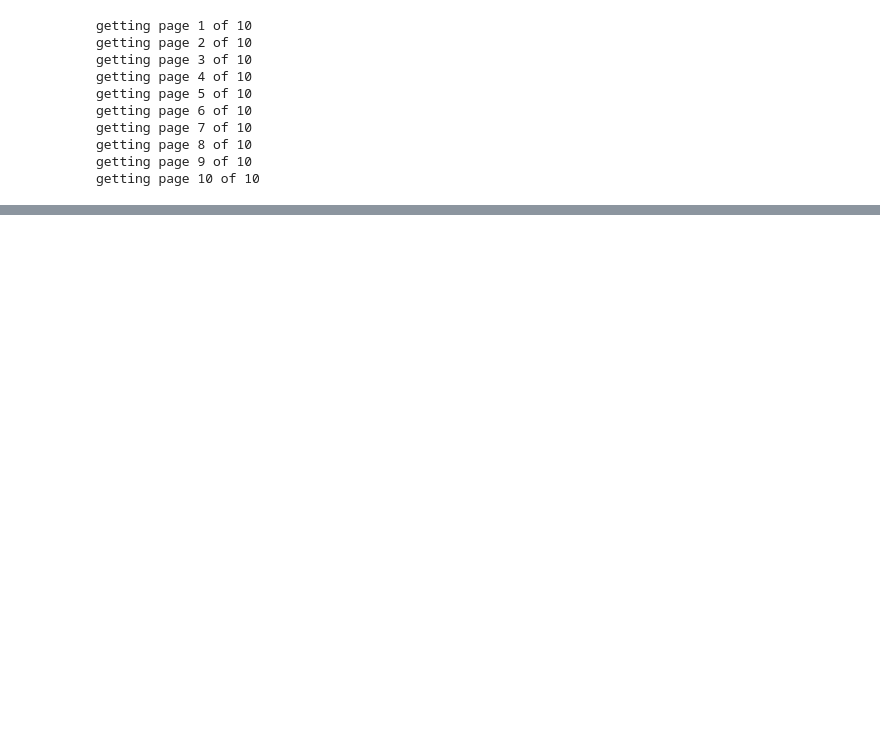
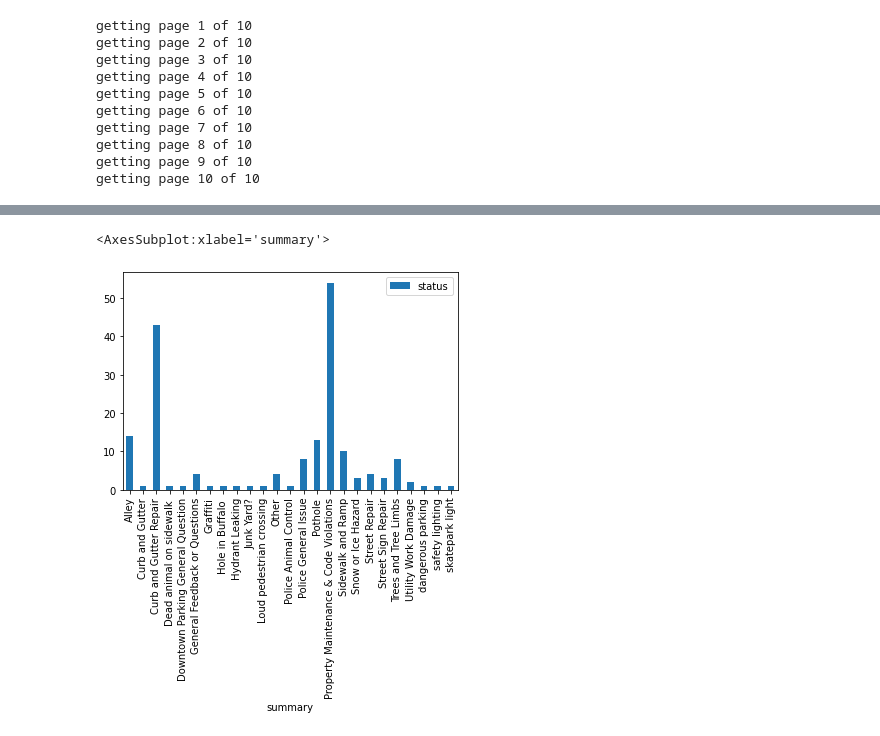
Before and after one commit to benjamenalford/seeClickFixPython, a Jupyter notebook: getting_data.ipynb, the cells around one changed output, grey strips where cells are left out. Cells and saved outputs as stored; diff of their text form; code cells hidden in the pictures; blank space fills up the shorter version.

Commit message:
built some summary data

```diff
--- a/getting_data.ipynb
+++ b/getting_data.ipynb
@@ -31,3 +31,7 @@ getting page 7 of 10
 getting page 8 of 10
 getting page 9 of 10
 getting page 10 of 10
+# %%
+issues_df = pd.DataFrame(all_issues)
+# %%
+issues_df = issues_df.set_index('id')
@@ -33,0 +66,7 @@ getting page 10 of 10
+# %%
+summary_df = pd.DataFrame(issues_df.groupby('summary')['status'].count())
+# %%
+summary_df.plot(kind="bar")
+# %% [output]
+<AxesSubplot:xlabel='summary'>
+[figure, added]
```
Also changed, not shown: parts of 2 cells of this notebook.
